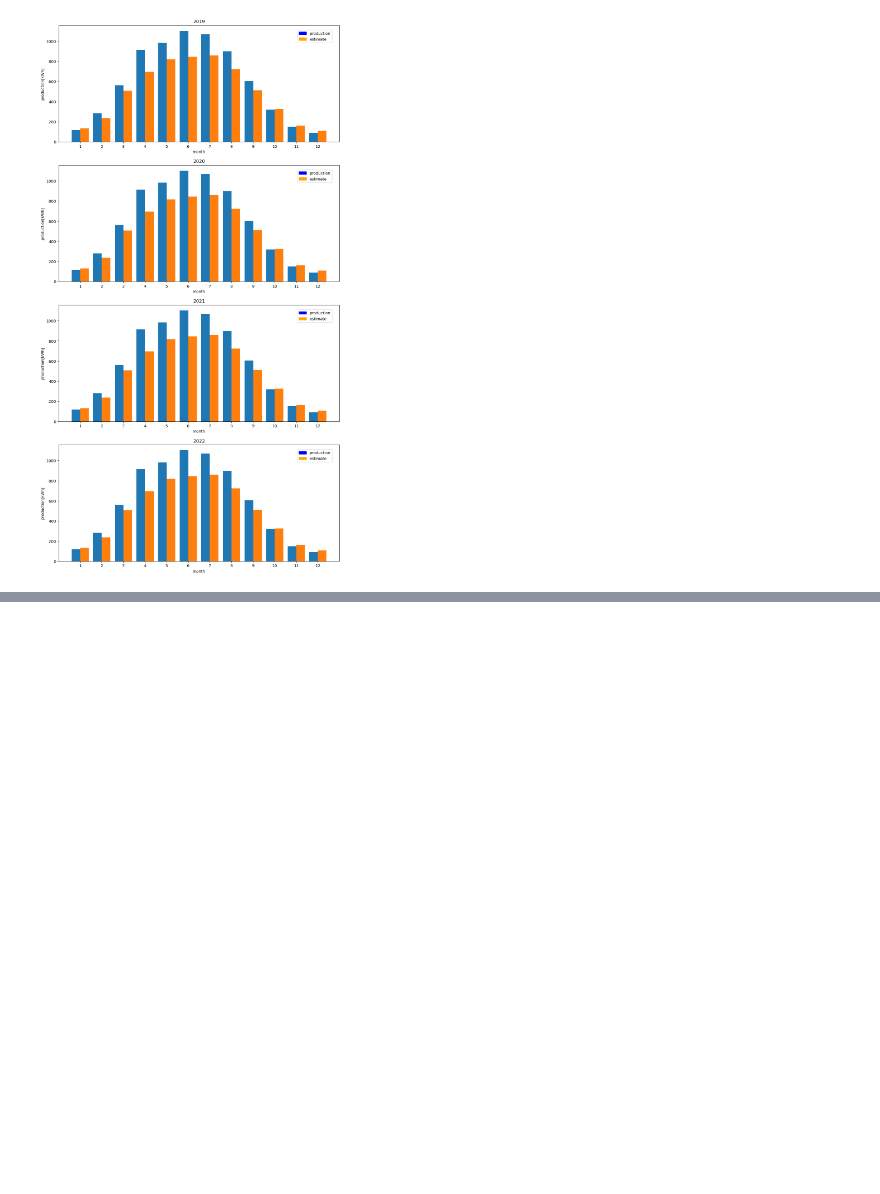
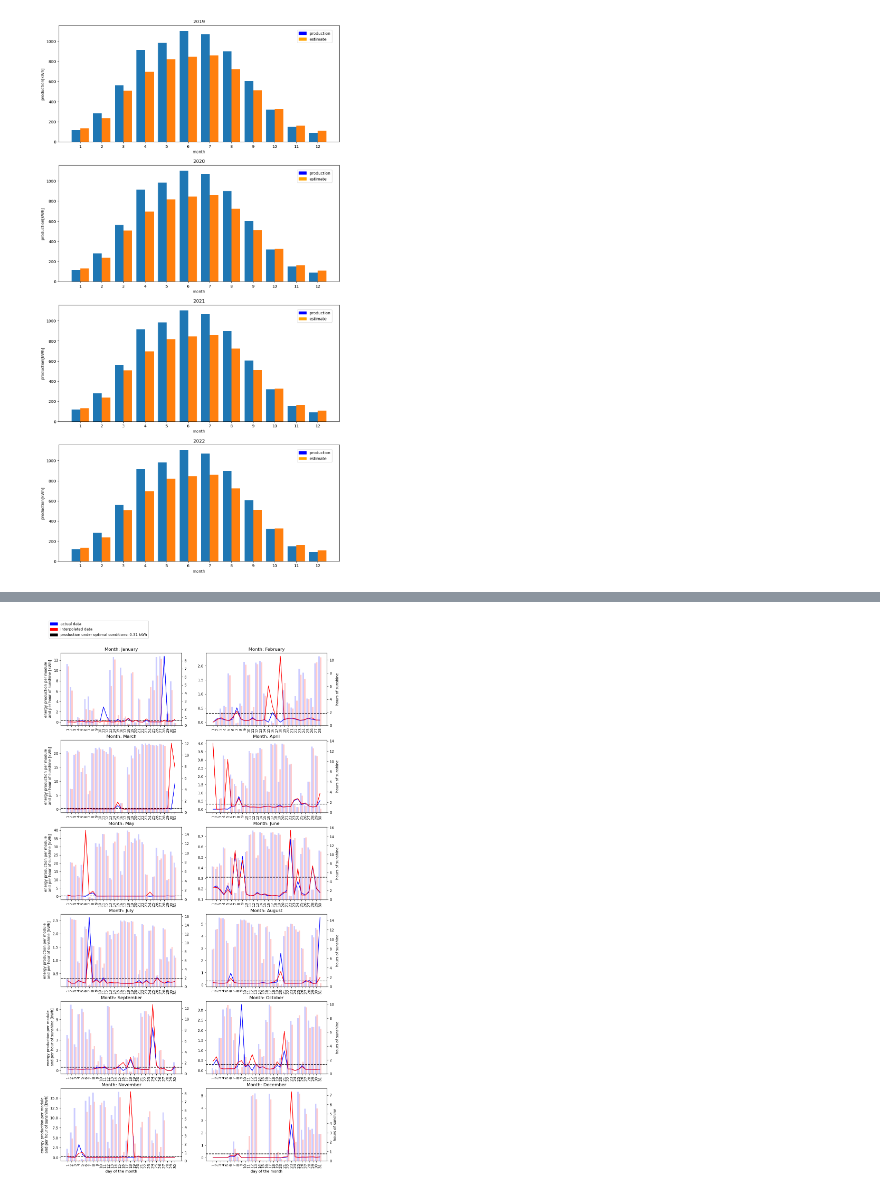
Before and after one commit to Xploeng/DataLiteracy, a Jupyter notebook: manufactorer_comparison.ipynb, the cells around one changed output, grey strips where cells are left out. Saved outputs shown, nothing was run; the diff lists cells and outputs as text; code cells hidden in the pictures; blank space fills up the shorter version.

Commit message:
Compare production per hour: interpolated vs original data

```diff
--- a/manufactorer_comparison.ipynb
+++ b/manufactorer_comparison.ipynb
@@ -101,2 +109,20 @@ for year in monthly_production["Year"].unique():
+# %%
+data_interpolated = get_dataframe(interpolate_data=True)
+# add column with interpolated hours of sunshine
+data["SDK interpolated"] = data_interpolated["SDK"]
 # %%
-res = np.divide(data["Gesamtanlage[kWh]"], data["SDK"], out=np.zeros_like(data["Gesamtanlage[kWh]"]), where=data["SDK"]!=0) / 22
+# production of one module per hour of sunshine for each day
+prod_per_hour_per_module = np.divide(data["Gesamtanlage[kWh]"], data["SDK"], out=np.zeros_like(data["Gesamtanlage[kWh]"]), where=data["SDK"]!=0) / 22
+prod_per_hour_per_module_interpolated = np.divide(data["Gesamtanlage[kWh]"], data["SDK interpolated"],
+                                                  out=np.zeros_like(data["Gesamtanlage[kWh]"]), where=data["SDK interpolated"]!=0) / 22
+data["production per hour per module"] = prod_per_hour_per_module
+data["production per hour per module interpolated"] = prod_per_hour_per_module_interpolated
+print("Maximum production per module and solar hour under optimum test conditions according to the manufacturer: 0.31 kWh")
+print("Mean production per hour: " + str(np.round(prod_per_hour_per_module.mean(), 2)) + " kWh - interpolated: "
+      + str(np.round(prod_per_hour_per_module_interpolated.mean(), 2)) + " kWh")
+print("Median production per hour: " + str(np.round(prod_per_hour_per_module.median(), 2)) + " kWh - interpolated: "
+      + str(np.round(prod_per_hour_per_module_interpolated.median(), 2)) + " kWh")
+print("Max production per hour: " + str(np.round(prod_per_hour_per_module.max(), 2)) + " kWh - interpolated: "
+      + str(np.round(prod_per_hour_per_module_interpolated.max(), 2)) + " kWh")
+print("Standard deviation: " + str(np.round(prod_per_hour_per_module.std(), 2)) + " - interpolated: "
+      + str(np.round(prod_per_hour_per_module_interpolated.std(), 2)))
@@ -117,0 +149,53 @@ Length: 1461, dtype: float64
+# %%
+year = 2022
+months = ["January", "February", "March", "April", "May", "June", "July", "August", "September", "October", "November", "December"]
+fig, axes = plt.subplots(6, 2, figsize=(13,25), sharey=False)
+i = 0
+for month in data["Month"].unique():
+    ax = axes.flatten()[i]
+    ax2 = ax.twinx()
+    ax.set_title("Month: " + months[month-1])
+    year_data = data[data["Year"]==year]
+    month_data = year_data[year_data["Month"] == month]
+
+    ax.axhline(0.31, color="black", linestyle="--")
+    # plot energy production per sunhour
+    ax.plot(
+        month_data["Datum und Uhrzeit"],
+        month_data["production per hour per module"],
+        color="blue"
+    )
+    ax.plot(
+        month_data["Datum und Uhrzeit"],
+        month_data["production per hour per module interpolated"],
+        color="red"
+    )
+    ax2.bar(
+        np.arange(len(month_data))-0.2,
+        month_data["SDK"],
+        color="blue",
+        alpha=0.2,
+        width=0.4)
+    ax2.bar(
+        np.arange(len(month_data))+0.2,
+        month_data["SDK interpolated"],
+        color="red",
+        alpha=0.2,
+        width=0.4)
+    ax.set_xticklabels(np.arange(len(month_data))+1, rotation=90)
+    #ax.set_ylim(0,1)
+    if i in [0, 2, 4, 6, 8, 10]:
+        ax.set_ylabel("energy production per module \n and per hour of sunshine [kWh]")
+    else:
+        ax2.set_ylabel("hours of sunshine")
+    i += 1
+
+axes[5,0].set_xlabel("day of the month")
+axes[5,1].set_xlabel("day of the month")
+# legend
+colors = {'actual data': 'blue', 'interpolated data': 'red', "production under optimal conditions: 0.31 kWh": "black"}
+patch = [mpatches.Patch(color=color, label=label) for (label,color) in colors.items()]
+plt.legend(handles=patch, loc=(-1.3,7.2))
+plt.show()
+# %% [output]
+[figure, added]
```
Also changed, not shown: parts of 9 cells of this notebook.
